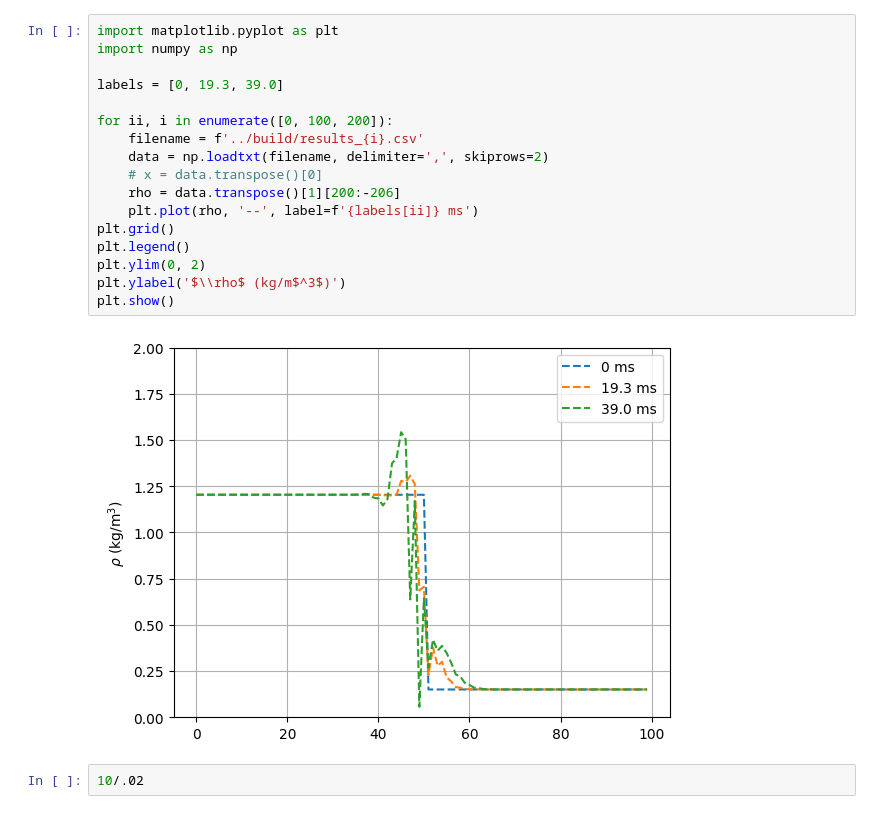
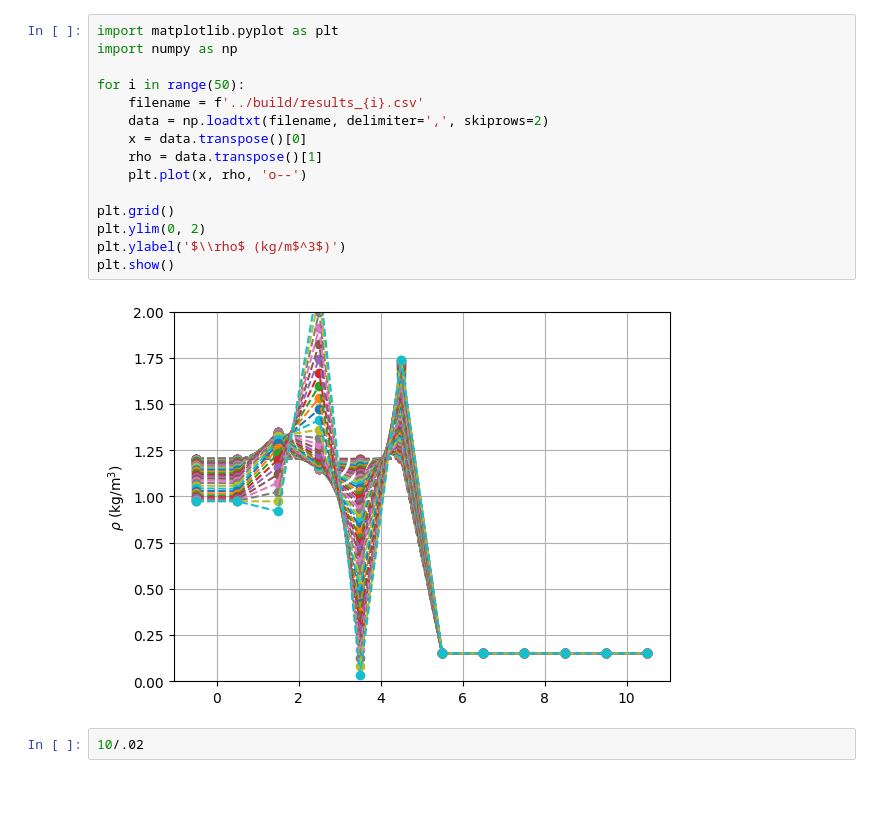
Before and after one commit to toddmmendenhall/mhd, a Jupyter notebook: docs/sod_shock_tube.ipynb, the cells around one changed output. Saved outputs shown, nothing was run; the diff lists cells and outputs as text.

```diff
--- a/docs/sod_shock_tube.ipynb
+++ b/docs/sod_shock_tube.ipynb
@@ -1,22 +1,20 @@
 # %%
 import matplotlib.pyplot as plt
 import numpy as np
 
-labels = [0, 19.3, 39.0]
-
-for ii, i in enumerate([0, 100, 200]):
+for i in range(50):
     filename = f'../build/results_{i}.csv'
     data = np.loadtxt(filename, delimiter=',', skiprows=2)
-    # x = data.transpose()[0]
-    rho = data.transpose()[1][200:-206]
-    plt.plot(rho, '--', label=f'{labels[ii]} ms')
+    x = data.transpose()[0]
+    rho = data.transpose()[1]
+    plt.plot(x, rho, 'o--')
+
 plt.grid()
-plt.legend()
 plt.ylim(0, 2)
 plt.ylabel('$\\rho$ (kg/m$^3$)')
 plt.show()
 # %% [output]
-[figure, old version]
+[figure, new version]
 # %%
 10/.02
 # %% [output]
```
Also changed, not shown: 19 other files.
